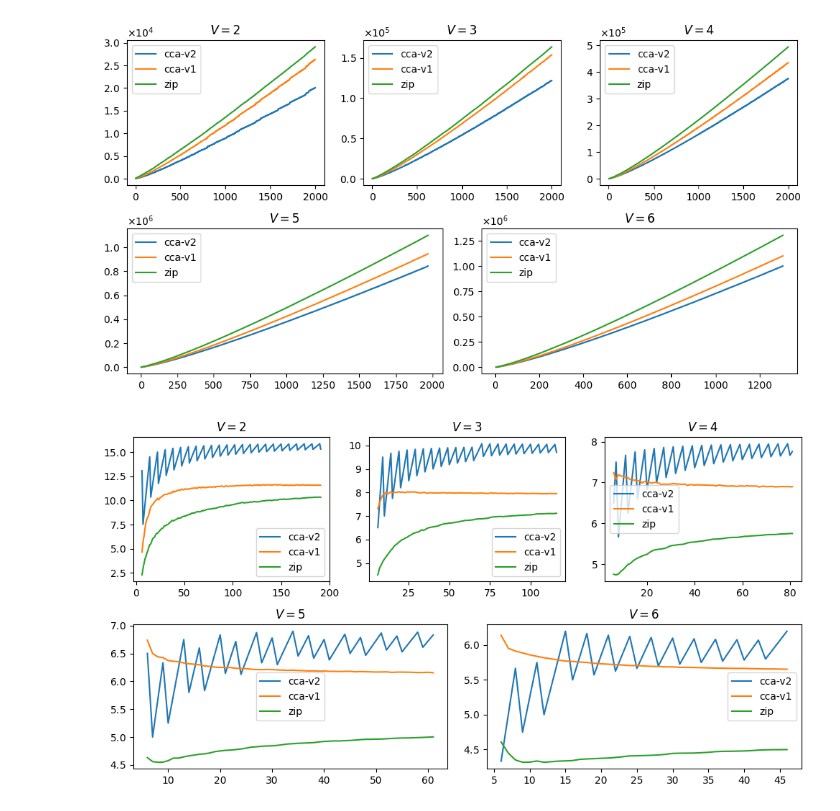
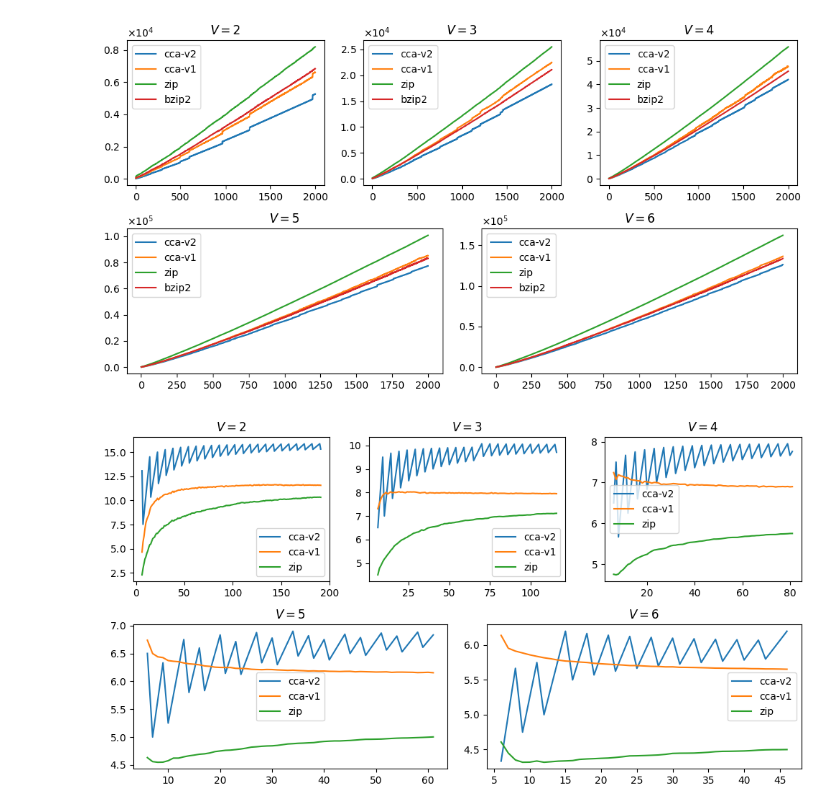
Before and after one commit to BusHero/CA2, a Jupyter notebook: plots.ipynb, the cells around one changed output. Cells and saved outputs as stored; diff of their text form; code cells hidden in the pictures.

Commit message:
feat: update plots.ipynb

```diff
--- a/plots.ipynb
+++ b/plots.ipynb
@@ -32,19 +33,9 @@ with open('C:/Users/Petru/projects/csharp/CA2/result.csv') as file:
             original=int(row['original-file-length']),
             original_cca=int(row['cca-original']),
             original_meta=int(row['ccmeta-original']),
+            bzip=int(row['bzip2'])
         )
         rows.append(real_row)
-# %%
-data = [x for x in rows if x.t == 2 and x.v == 2]
-data.sort(key=lambda row: row.k)
-# %%
-k = [row.k for row in data]
-cca = [row.cca for row in data]
-zip_data = [row.zip for row in data]
-original = [row.original for row in data]
-ratio_original_cca = [row.original / row.cca for row in data]
-ratio_original_zip = [row.original / row.zip for row in data]
-ratio_zip_cca = [row.zip / row.cca for row in data]
 # %%
 def plot_cca_vs_zip(rows, v, t, ax, title):
     data = [row for row in rows if row.t == t and row.v == v]
@@ -53,9 +44,11 @@ def plot_cca_vs_zip(rows, v, t, ax, title):
     cca = [row.cca for row in data]
     original = [row.original_cca for row in data]
     zip_data = [row.zip for row in data]
+    bzip = [row.bzip for row in data]
     ax.plot(k, cca, label='cca-v2')
     ax.plot(k, original, label='cca-v1')
     ax.plot(k, zip_data, label='zip')
+    ax.plot(k, bzip, label='bzip2')
     ax.legend()
     ax.set_title(title)
 # %%
@@ -75,27 +68,27 @@ def plot_ratio_original_to_compressed(rows, v, t, ax):
 # %%
 fig= plt.figure(figsize=(12, 6))
 gs = gridspec.GridSpec(2, 6, figure=fig, wspace=0.5, hspace=0.3)
 ax1 = fig.add_subplot(gs[0, :2])
 ax2 = fig.add_subplot(gs[0, 2:4])
 ax3 = fig.add_subplot(gs[0, 4:])
 ax4 = fig.add_subplot(gs[1, :3])
 ax5 = fig.add_subplot(gs[1, 3:])
 formatter = ScalarFormatter(useMathText=True)
 formatter.set_powerlimits((-1, 1))
 ax1.yaxis.set_major_formatter(formatter)
 ax2.yaxis.set_major_formatter(formatter)
 ax3.yaxis.set_major_formatter(formatter)
 ax4.yaxis.set_major_formatter(formatter)
 ax5.yaxis.set_major_formatter(formatter)
 
-t = 3
+t = 2
 plot_cca_vs_zip(rows, 2, t, ax1, f'$V=2$')
 plot_cca_vs_zip(rows, 3, t, ax2, f'$V=3$')
 plot_cca_vs_zip(rows, 4, t, ax3, f'$V=4$')
 plot_cca_vs_zip(rows, 5, t, ax4, f'$V=5$')
 plot_cca_vs_zip(rows, 6, t, ax5, f'$V=6$')
 # %% [output]
-[figure, old version]
+[figure, new version]
 # %%
 fig= plt.figure(figsize=(12, 6))
 gs = gridspec.GridSpec(2, 6, figure=fig, wspace=0.5, hspace=0.3)
```
Also changed, not shown: parts of 2 cells of this notebook.
